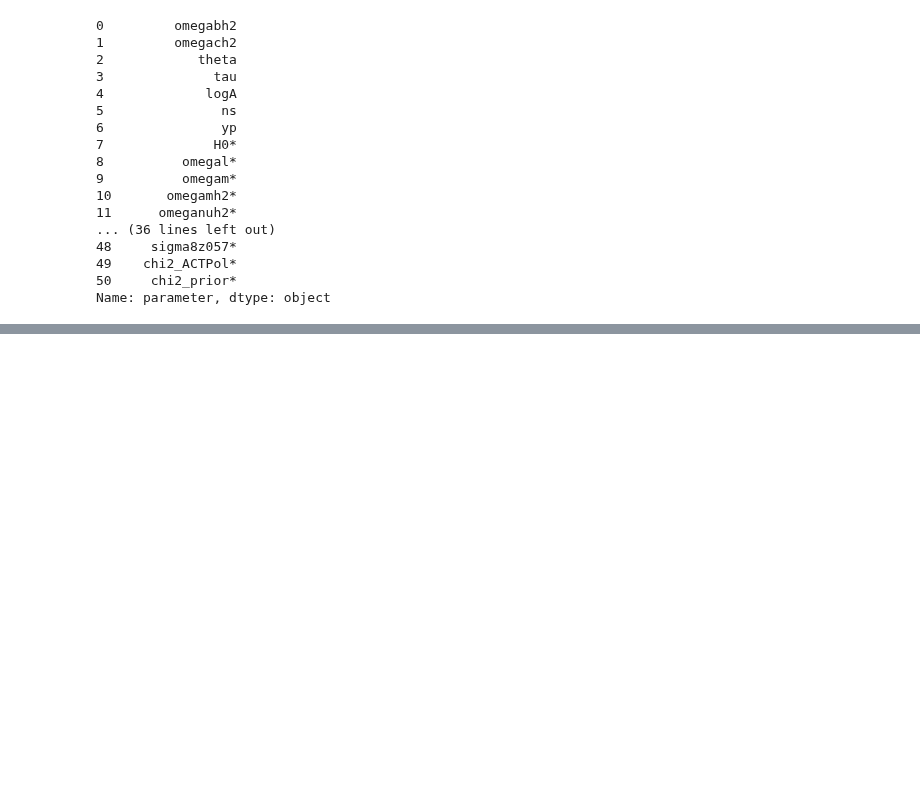
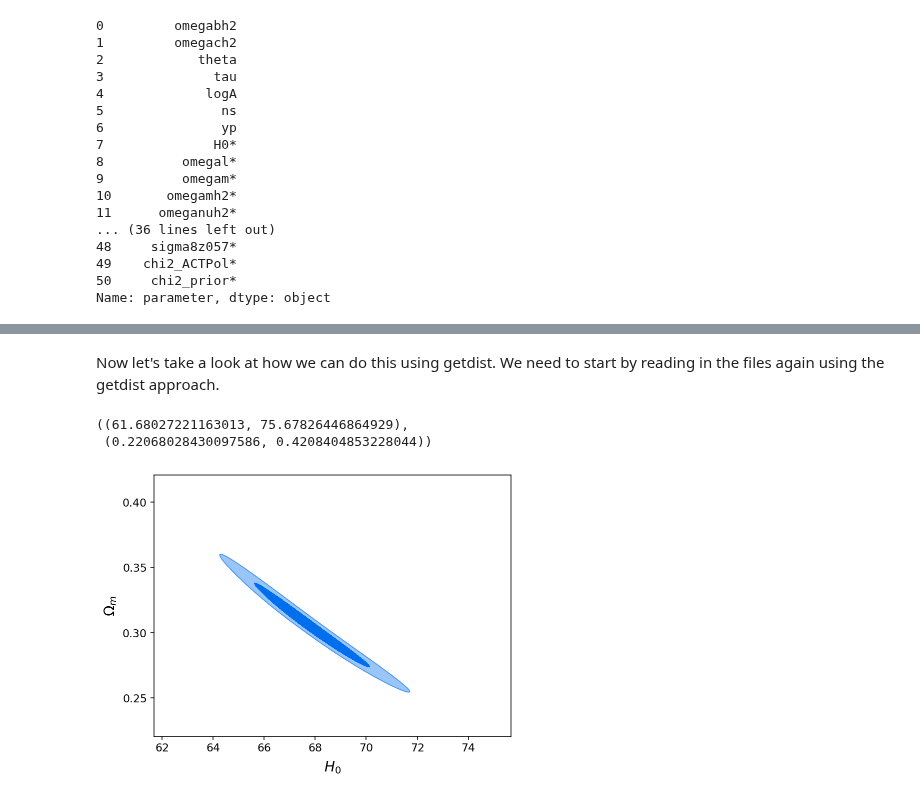
Before and after one commit to ACTCollaboration/DR4_DR5_Notebooks, a Jupyter notebook: Notebooks/Section_10_ACT_likelihood.ipynb, the cells around one changed output, grey strips where cells are left out. Drawn from its saved outputs; the diff is of its cells as text; code cells hidden in the pictures; blank space fills up the shorter version.

Commit message:
getdist

```diff
--- a/Notebooks/Section_10_ACT_likelihood.ipynb
+++ b/Notebooks/Section_10_ACT_likelihood.ipynb
@@ -151,0 +158,15 @@ plt.scatter(chain[:,7], chain[:,9])
+# %% [markdown]
+Now let's take a look at how we can do this using getdist.  We need to start by reading in the files again using the getdist approach.
+# %%
+from getdist import loadMCSamples, plots
+
+# Read in the samples
+samples = loadMCSamples( '/Users/mayamallaby-kay/Desktop/workspace_docker_test/Local_data/ACTPol_lcdm',path + "ACTPol_lcdm_1.txt")
+
+# We can now create a 2D contour plot using the samples we loaded above
+g = plots.get_single_plotter()
+g.plot_2d(samples, ['H0', 'omegam'], filled=True, )
+# %% [output]
+((61.68027221163013, 75.67826446864929),
+ (0.22068028430097586, 0.4208404853228044))
+[figure, added]
```
Also changed, not shown: parts of 4 cells of this notebook.
